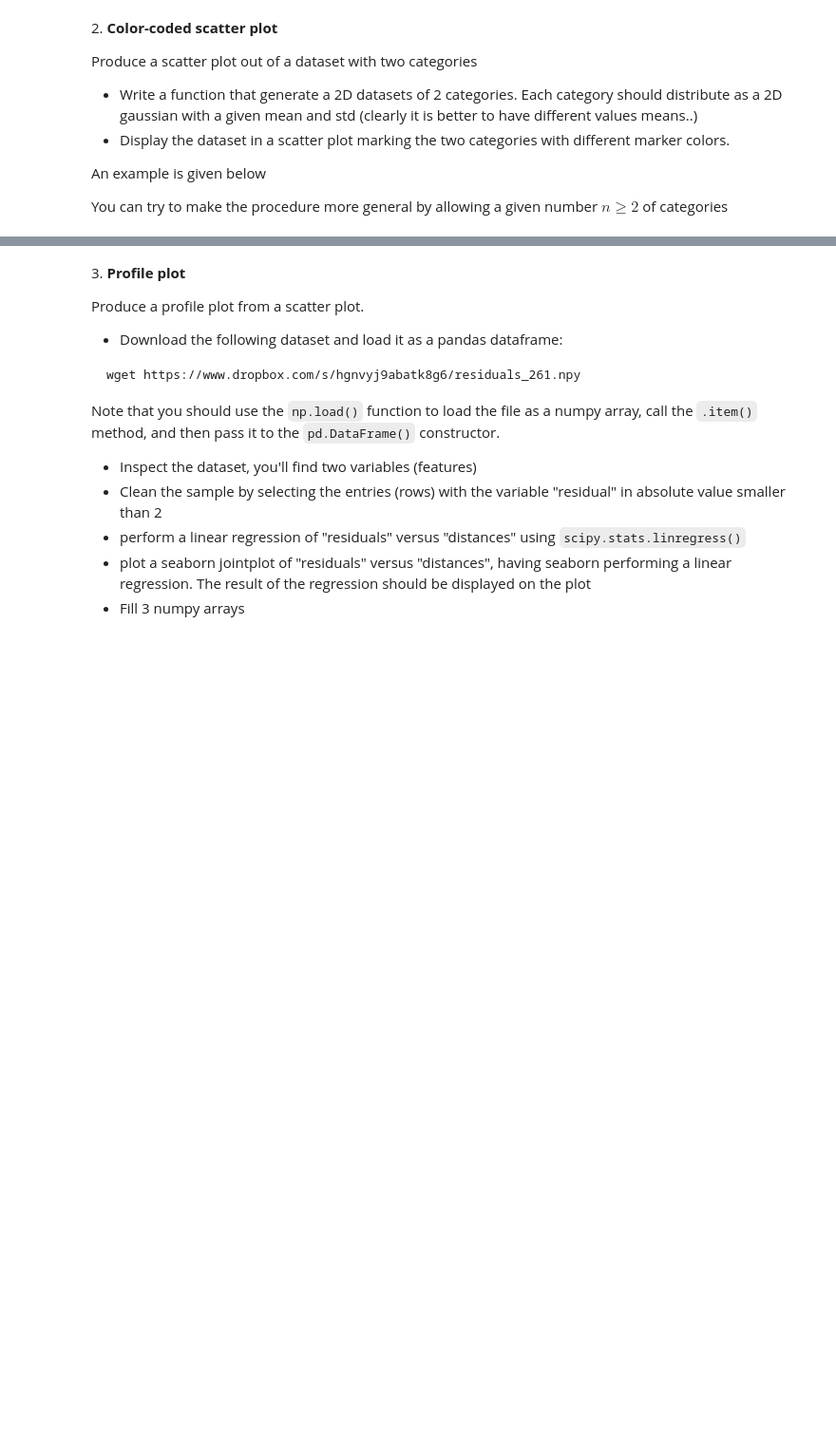
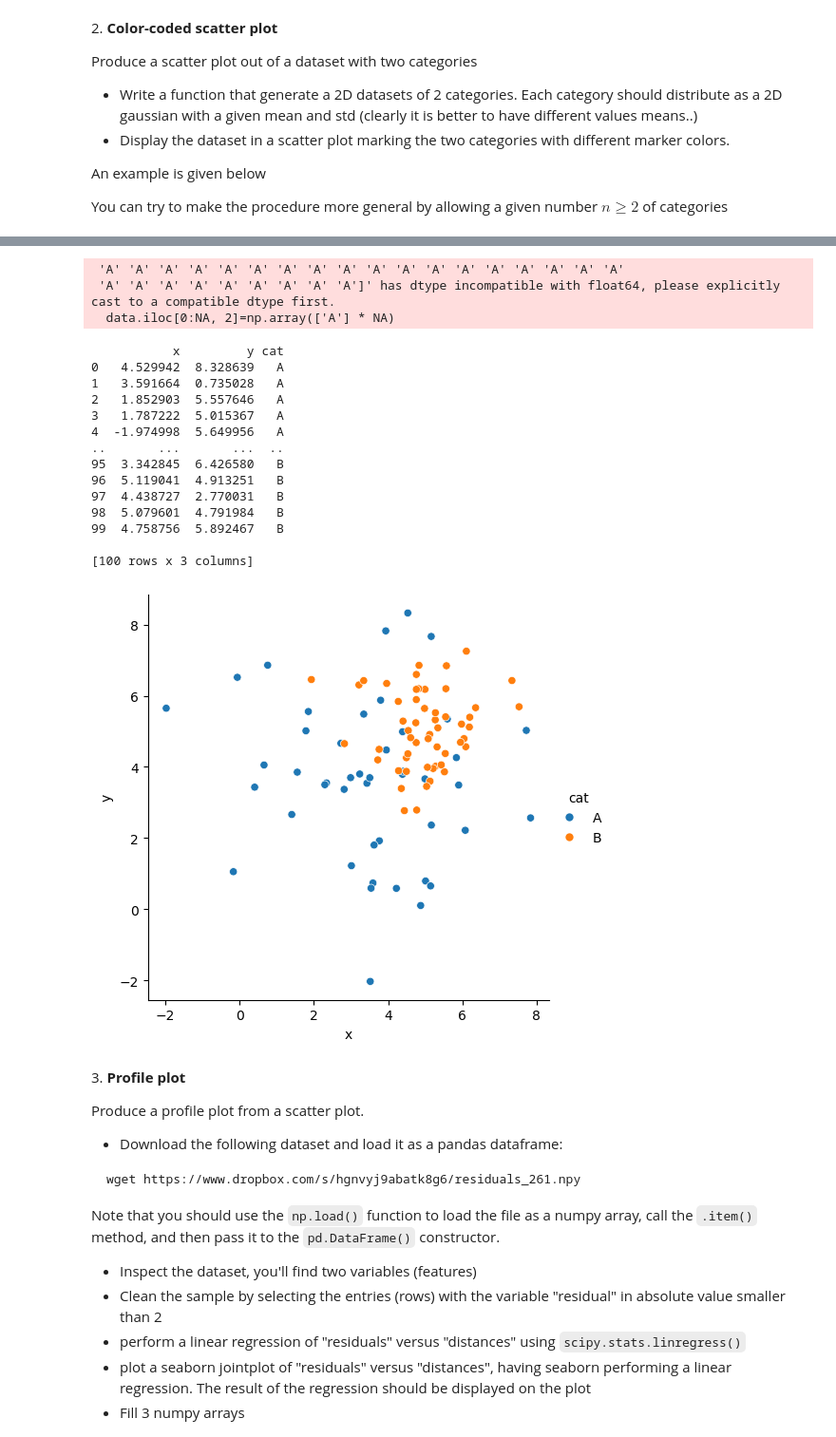
Before and after one commit to angelabortolato/LaboratoryOfComputationalPhysics_A, a Jupyter notebook: 07ex_Visualization.ipynb, the cells around one changed output, grey strips where cells are left out. Shown at 95% size. Saved outputs shown, nothing was run; the diff lists cells and outputs as text; code cells hidden in the pictures; blank space fills up the shorter version.

```diff
--- a/07ex_Visualization.ipynb
+++ b/07ex_Visualization.ipynb
@@ -79,4 +85,38 @@ two_categories_scat 100%[===================>]  42.80K  --.-KB/s    in 0.02s
 [figure]
+# %%
+N=100           #number of data
+#data=np.zeros((N, 3))       #each data point has coordinates x, y and the label for category
+NA=45
+NB=N-NA
+mA=3.5
+stdA=2
+mB=5
+stdB=1
+data=pd.DataFrame(np.zeros((N,3)),columns=['x', 'y', 'cat'])
+data.iloc[0:NA,0:2]=np.random.normal(mA, stdA, (NA, 2))
+data.iloc[0:NA, 2]=np.array(['A'] * NA)
+data.iloc[NA:,0:2]=np.random.normal(mB, stdB, (NB, 2))
+data.iloc[NA:, 2]=np.array(['B'] * NB)
+sns.relplot(x="x", y="y", hue="cat", data=data);
+# %% [output]
+ 'A' 'A' 'A' 'A' 'A' 'A' 'A' 'A' 'A' 'A' 'A' 'A' 'A' 'A' 'A' 'A' 'A' 'A'
+ 'A' 'A' 'A' 'A' 'A' 'A' 'A' 'A' 'A']' has dtype incompatible with float64, please explicitly cast to a compatible dtype first.
+  data.iloc[0:NA, 2]=np.array(['A'] * NA)
+           x         y cat
+0   4.529942  8.328639   A
+1   3.591664  0.735028   A
+2   1.852903  5.557646   A
+3   1.787222  5.015367   A
+4  -1.974998  5.649956   A
+..       ...       ...  ..
+95  3.342845  6.426580   B
+96  5.119041  4.913251   B
+97  4.438727  2.770031   B
+98  5.079601  4.791984   B
+99  4.758756  5.892467   B
+
+[100 rows x 3 columns]
+[figure, added]
 # %% [markdown]
 3\. **Profile plot**
 
```
Also changed, not shown: parts of 4 cells of this notebook, 5 other files.
